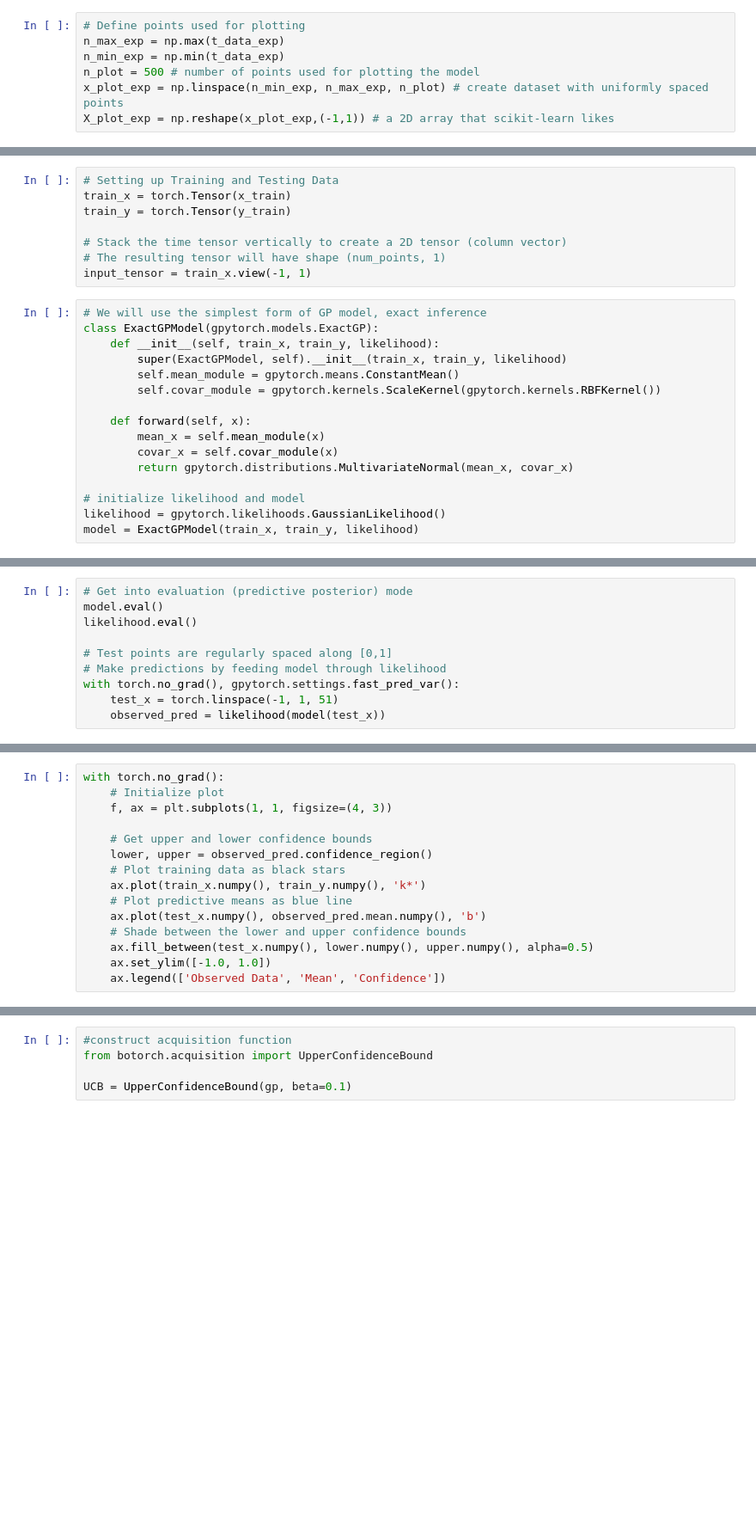
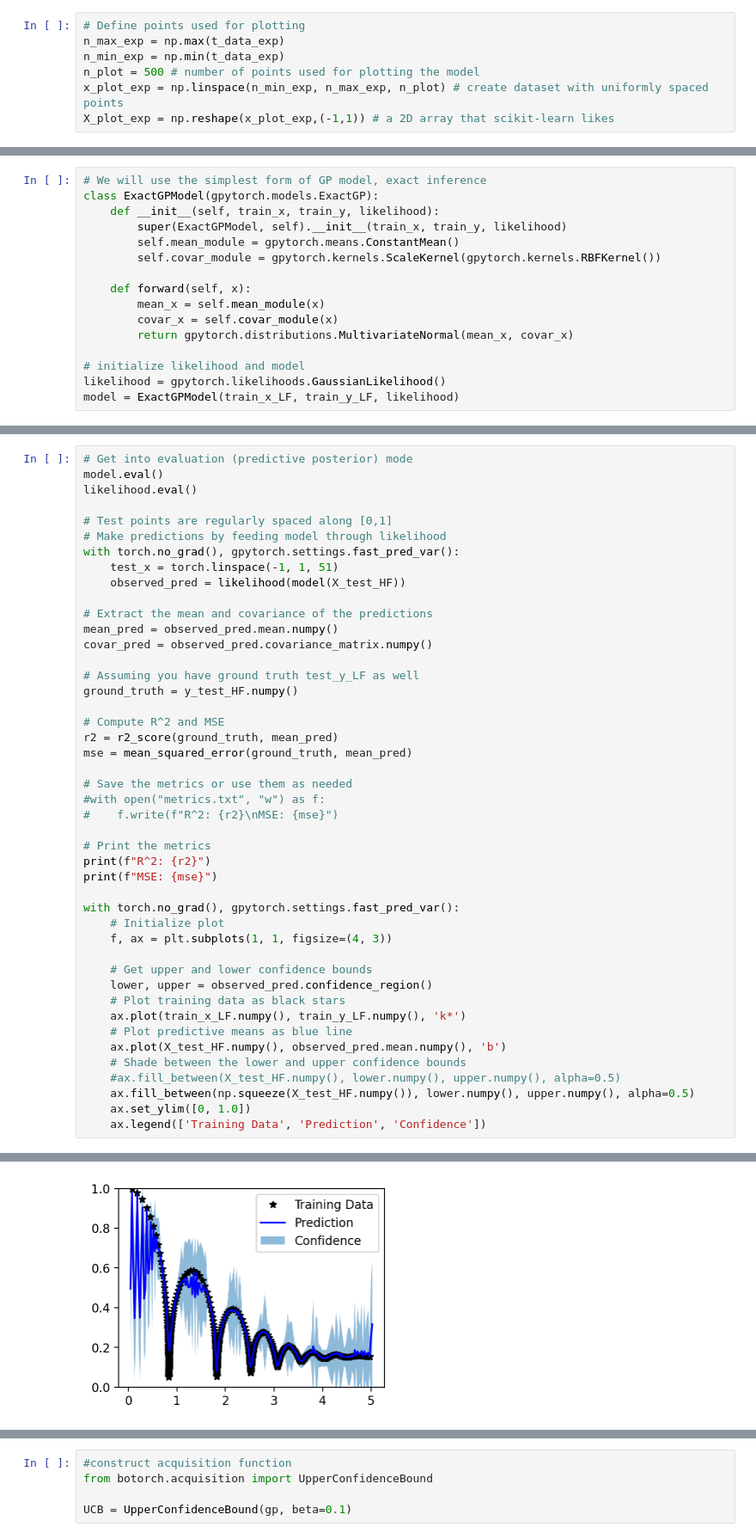
Before and after one commit to InertialMicrocavitationRheometry/IMRv2, a Jupyter notebook: analysis/3dasm_Project_multifidelity.ipynb, the cells around one changed output, grey strips where cells are left out. Shown: that part at 86% size. Saved outputs shown, nothing was run; the diff lists cells and outputs as text; blank space fills up the shorter version.

```diff
--- a/analysis/3dasm_Project_multifidelity.ipynb
+++ b/analysis/3dasm_Project_multifidelity.ipynb
@@ -374,11 +366,3 @@ from matplotlib import pyplot as plt
-# %%
-# Setting up Training and Testing Data
-train_x = torch.Tensor(x_train)
-train_y = torch.Tensor(y_train)
-
-# Stack the time tensor vertically to create a 2D tensor (column vector)
-# The resulting tensor will have shape (num_points, 1)
-input_tensor = train_x.view(-1, 1)
 # %%
 # We will use the simplest form of GP model, exact inference
 class ExactGPModel(gpytorch.models.ExactGP):
@@ -394,5 +378,5 @@ class ExactGPModel(gpytorch.models.ExactGP):
 
 # initialize likelihood and model
 likelihood = gpytorch.likelihoods.GaussianLikelihood()
-model = ExactGPModel(train_x, train_y, likelihood)
+model = ExactGPModel(train_x_LF, train_y_LF, likelihood)
 # %%
@@ -436,10 +427,0 @@ mll = gpytorch.mlls.ExactMarginalLogLikelihood(likelihood, model)
-# %%
-# Get into evaluation (predictive posterior) mode
-model.eval()
-likelihood.eval()
-
-# Test points are regularly spaced along [0,1]
-# Make predictions by feeding model through likelihood
-with torch.no_grad(), gpytorch.settings.fast_pred_var():
-    test_x = torch.linspace(-1, 1, 51)
-    observed_pred = likelihood(model(test_x))
@@ -446,15 +470,46 @@ with torch.no_grad(), gpytorch.settings.fast_pred_var():
 # %%
-with torch.no_grad():
+# Get into evaluation (predictive posterior) mode
+model.eval()
+likelihood.eval()
+
+# Test points are regularly spaced along [0,1]
+# Make predictions by feeding model through likelihood
+with torch.no_grad(), gpytorch.settings.fast_pred_var():
+    test_x = torch.linspace(-1, 1, 51)
+    observed_pred = likelihood(model(X_test_HF))
+
+# Extract the mean and covariance of the predictions
+mean_pred = observed_pred.mean.numpy()
+covar_pred = observed_pred.covariance_matrix.numpy()
+
+# Assuming you have ground truth test_y_LF as well
+ground_truth = y_test_HF.numpy()
+
+# Compute R^2 and MSE
+r2 = r2_score(ground_truth, mean_pred)
+mse = mean_squared_error(ground_truth, mean_pred)
+
+# Save the metrics or use them as needed
+#with open("metrics.txt", "w") as f:
+#    f.write(f"R^2: {r2}\nMSE: {mse}")
+
+# Print the metrics
+print(f"R^2: {r2}")
+print(f"MSE: {mse}")
+
+with torch.no_grad(), gpytorch.settings.fast_pred_var():
     # Initialize plot
     f, ax = plt.subplots(1, 1, figsize=(4, 3))
 
     # Get upper and lower confidence bounds
     lower, upper = observed_pred.confidence_region()
     # Plot training data as black stars
-    ax.plot(train_x.numpy(), train_y.numpy(), 'k*')
+    ax.plot(train_x_LF.numpy(), train_y_LF.numpy(), 'k*')
     # Plot predictive means as blue line
-    ax.plot(test_x.numpy(), observed_pred.mean.numpy(), 'b')
+    ax.plot(X_test_HF.numpy(), observed_pred.mean.numpy(), 'b')
     # Shade between the lower and upper confidence bounds
-    ax.fill_between(test_x.numpy(), lower.numpy(), upper.numpy(), alpha=0.5)
-    ax.set_ylim([-1.0, 1.0])
-    ax.legend(['Observed Data', 'Mean', 'Confidence'])
+    #ax.fill_between(X_test_HF.numpy(), lower.numpy(), upper.numpy(), alpha=0.5)
+    ax.fill_between(np.squeeze(X_test_HF.numpy()), lower.numpy(), upper.numpy(), alpha=0.5)
+    ax.set_ylim([0, 1.0])
+    ax.legend(['Training Data', 'Prediction', 'Confidence'])
+# %% [output]
@@ -460,0 +518 @@ with torch.no_grad():
+[figure, added]
```
Also changed, not shown: parts of 34 cells of this notebook, 4 other files.
